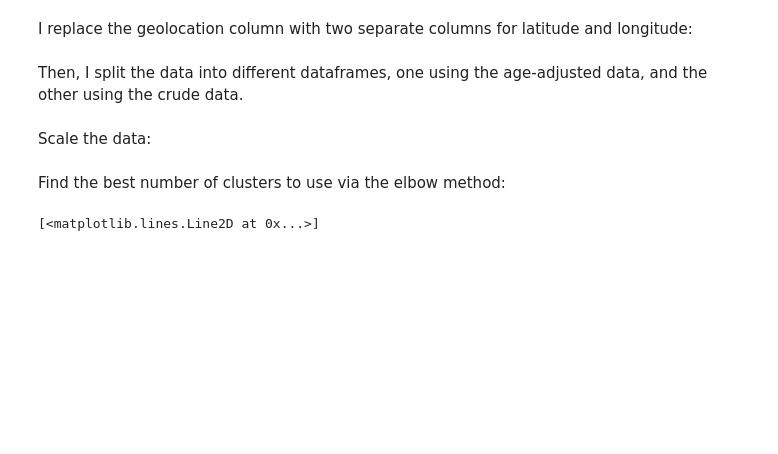
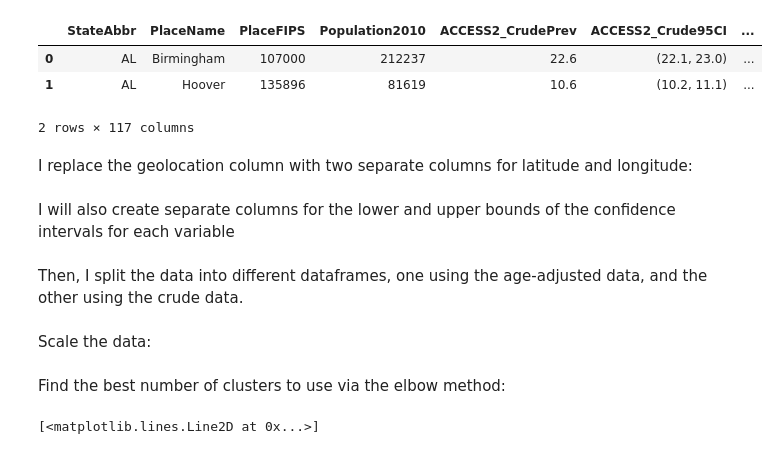
Before and after one commit to rhkhoo/CDC_Health_Clusters, a Jupyter notebook: KMeans.ipynb, the cells around one changed output. Saved outputs shown, nothing was run; the diff lists cells and outputs as text; code cells hidden in the pictures; blank space fills up the shorter version.

```diff
--- a/KMeans.ipynb
+++ b/KMeans.ipynb
@@ -24,6 +67,13 @@ from sklearn.metrics import silhouette_score
 # %%
 cdc = pd.read_csv('500_Cities_CDC.csv')
 cdc_og = cdc.copy()
+# %%
+cdc_og.head(2)
+# %% [output]
+|  | StateAbbr | PlaceName | PlaceFIPS | Population2010 | ACCESS2_CrudePrev | ACCESS2_Crude95CI | ... |
+| 0 | AL | Birmingham | 107000 | 212237 | 22.6 | (22.1, 23.0) | ... |
+| 1 | AL | Hoover | 135896 | 81619 | 10.6 | (10.2, 11.1) | ... |
+2 rows × 117 columns
 # %% [markdown]
 I replace the geolocation column with two separate columns for latitude and longitude:
 # %%
@@ -37,0 +92,2 @@ cdc = cdc.drop(columns=['Geolocation', 'StateAbbr', 'PlaceName', 'PlaceFIPS'])
+# %% [markdown]
+I will also create separate columns for the lower and upper bounds of the confidence intervals for each variable
```
Also changed, not shown: parts of 40 cells of this notebook, 2 other files.
